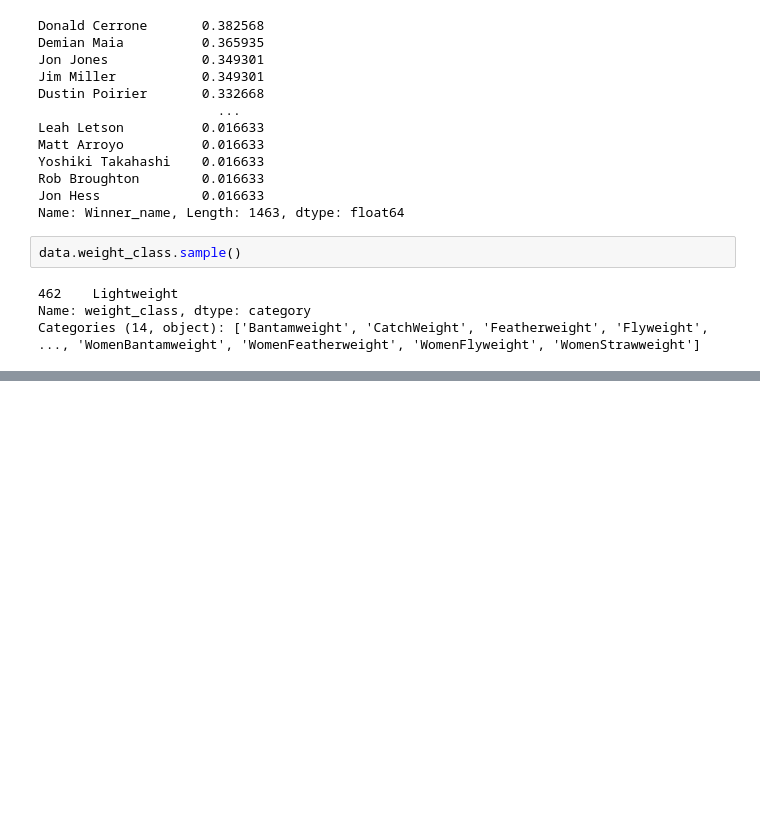
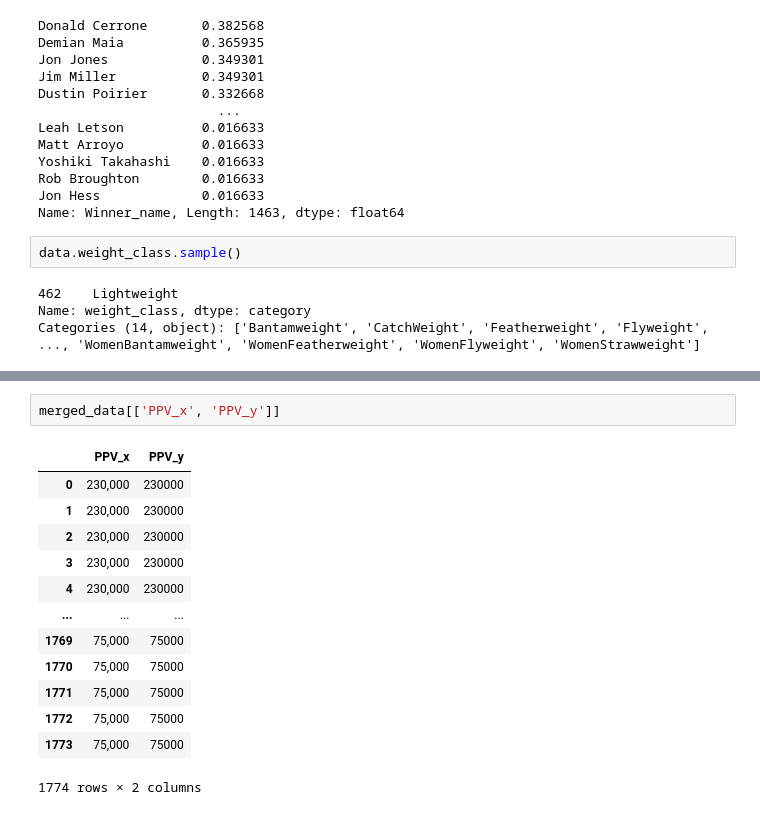
Before and after one commit to edgarcde/MMA_fight_Analysis, a Jupyter notebook: UFC_EDA.ipynb, the cells around one changed output, grey strips where cells are left out. Saved outputs shown, nothing was run; the diff lists cells and outputs as text; blank space fills up the shorter version.

```diff
--- a/UFC_EDA.ipynb
+++ b/UFC_EDA.ipynb
@@ -240,0 +273,16 @@ Categories (14, object): ['Bantamweight', 'CatchWeight', 'Featherweight', 'Flywe
+# %%
+merged_data[['PPV_x', 'PPV_y']]
+# %% [output]
+|  | PPV_x | PPV_y |
+| 0 | 230,000 | 230000 |
+| 1 | 230,000 | 230000 |
+| 2 | 230,000 | 230000 |
+| 3 | 230,000 | 230000 |
+| 4 | 230,000 | 230000 |
+| ... | ... | ... |
+| 1769 | 75,000 | 75000 |
+| 1770 | 75,000 | 75000 |
+| 1771 | 75,000 | 75000 |
+| 1772 | 75,000 | 75000 |
+| 1773 | 75,000 | 75000 |
+1774 rows × 2 columns
```
Also changed, not shown: parts of 9 cells of this notebook.
